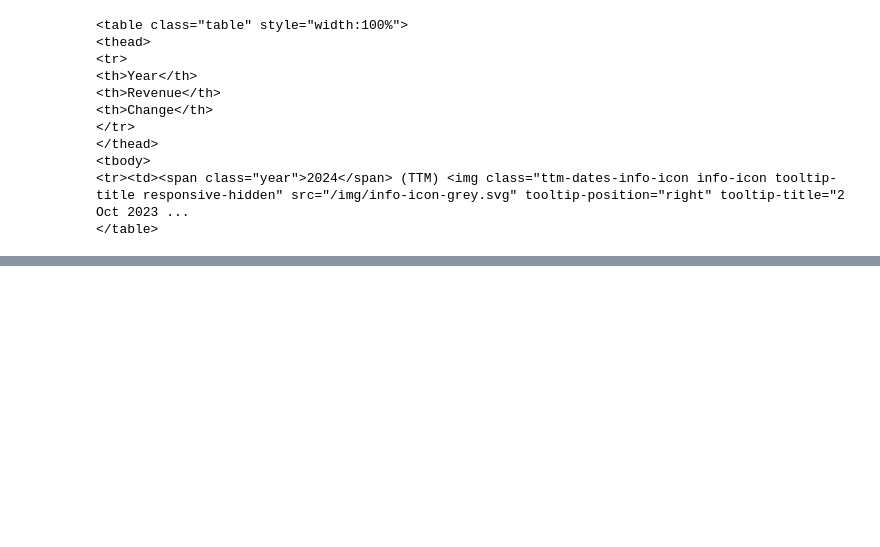
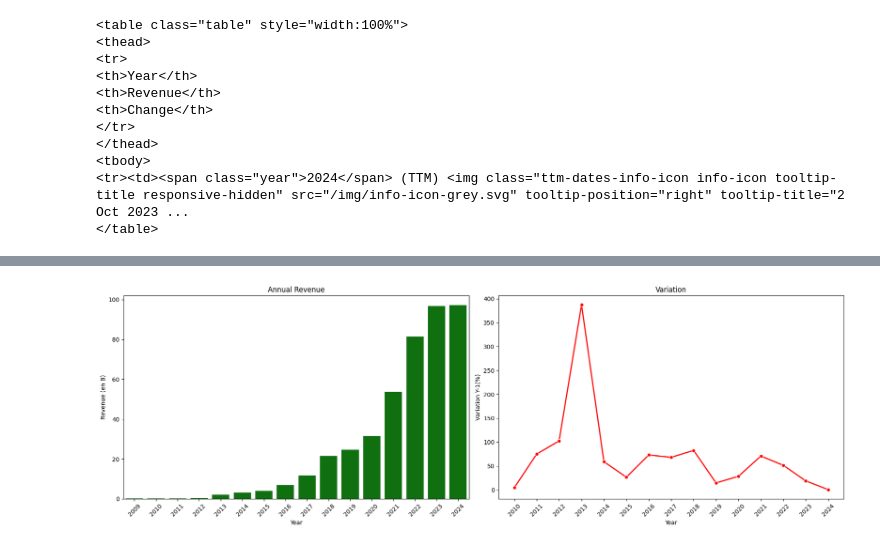
Before and after one commit to 4GeeksAcademy/pauline---web-scraping-project-tutorial, a Jupyter notebook: src/explore.es.ipynb, the cells around one changed output, grey strips where cells are left out. Cells and saved outputs as stored; diff of their text form; code cells hidden in the pictures; blank space fills up the shorter version.

```diff
--- a/src/explore.es.ipynb
+++ b/src/explore.es.ipynb
@@ -136,0 +228,24 @@ df_anual_table
+# %%
+#Hacemos esa misma vizualisación pero con subplot y libreria seaborn :
+
+fig, ax = plt.subplots(1, 2, figsize=(18, 6))
+
+# Barras para Revenue
+sns.barplot(x='Year', y='Revenue', data=df_invertido, color='green', ax=ax[0])
+ax[0].set_xlabel('Year')
+ax[0].set_ylabel('Revenue (en B)')
+ax[0].set_title('Annual Revenue')
+ax[0].tick_params(axis='x', rotation=45) #igual, para mejorar visibilidad
+
+# Linea para change :
+sns.lineplot(x='Year', y='Change', data=df_invertido, color='red', marker='o', ax=ax[1], linewidth=2)
+ax[1].set_xlabel('Year')
+ax[1].set_ylabel('Variation Y-1(%)')
+ax[1].set_title('Variation')
+ax[1].tick_params(axis='x', rotation=45)
+
+
+plt.tight_layout()
+plt.show()
+# %% [output]
+[figure, added]
```
Also changed, not shown: parts of 5 cells of this notebook, 1 other file.
